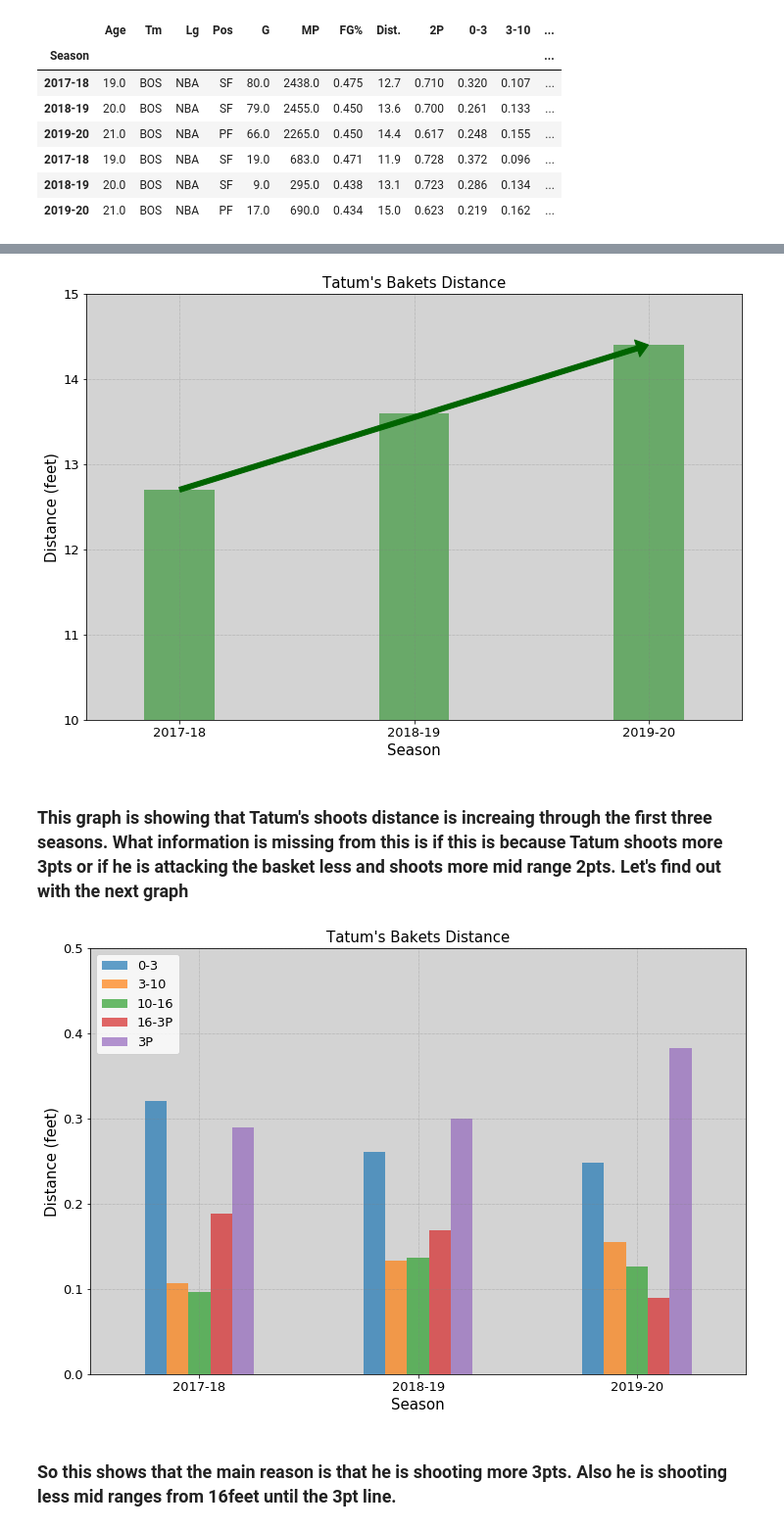
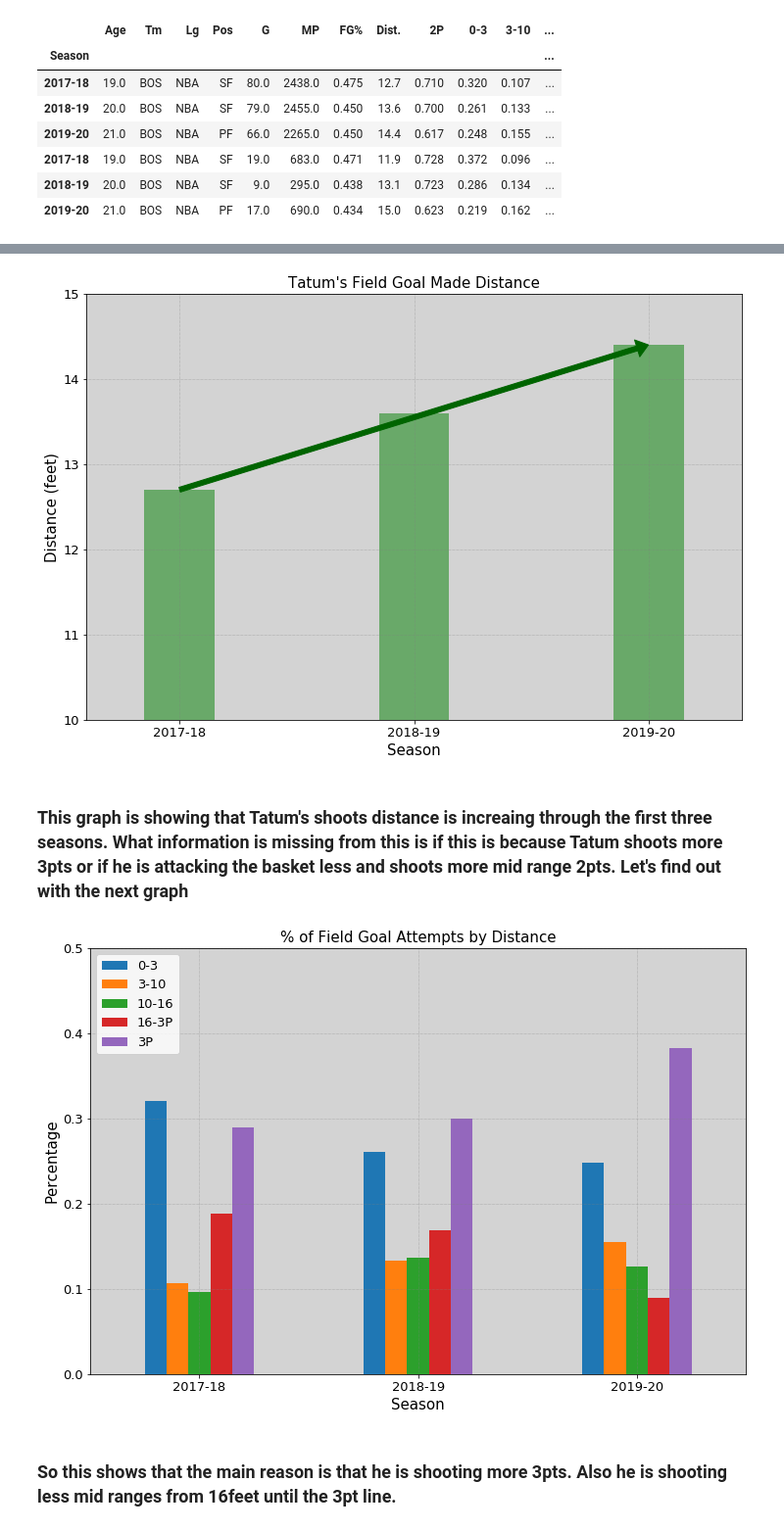
Before and after one commit to DemetrisEng/Data-Analysis-Machine-Learning, a Jupyter notebook: Jayson Tatum.ipynb, the cells around one changed output, grey strips where cells are left out. Shown at 98% size. Drawn from its saved outputs; the diff is of its cells as text; code cells hidden in the pictures.

```diff
--- a/Jayson Tatum.ipynb
+++ b/Jayson Tatum.ipynb
@@ -146,7 +172,7 @@ df_shoot.dropna()
 ax=df_shoot[(df_shoot['REorPL']=='Regular Season')]['Dist.'].plot(kind='bar',figsize=(12,8),color='green',alpha=0.5,width=0.3)
 #ax=df_shoot[df_shoot['REorPL']=='Regular Season']['Dist.'].plot(kind='line',color='darkgreen',linewidth=3)
 ax.set_facecolor('lightgrey')
-ax.set_title("Tatum's Bakets Distance",fontsize=15)
+ax.set_title("Tatum's Field Goal Made Distance",fontsize=15)
 ax.set_xlabel('Season',fontsize=15)
 ax.set_ylabel('Distance (feet)',fontsize=15)
 ax.set_ylim(10,15)
@@ -162,22 +188,22 @@ ax.annotate('',                      # s: str. Will leave it blank for no text
             )
 plt.show()
 # %% [output]
-[figure, old version]
+[figure, new version]
 # %% [markdown]
 ### This graph is showing that Tatum's shoots distance is increaing through the first three seasons. What information is missing from this is if this is because Tatum shoots more 3pts or if he is attacking the basket less and shoots more mid range 2pts. Let's find out with the next graph
 # %%
-ax=df_shoot[df_shoot['REorPL']=='Regular Season'][['0-3','3-10','10-16','16-3P','3P']].plot(kind='bar',figsize=(12,8),alpha=0.7)
+ax=df_shoot[df_shoot['REorPL']=='Regular Season'][['0-3','3-10','10-16','16-3P','3P']].plot(kind='bar',figsize=(12,8),alpha=1)
 ax.set_facecolor('lightgrey')
-ax.set_title("Tatum's Bakets Distance",fontsize=15)
+ax.set_title("% of Field Goal Attempts by Distance",fontsize=15)
 ax.set_xlabel('Season',fontsize=15)
-ax.set_ylabel('Distance (feet)',fontsize=15)
+ax.set_ylabel('Percentage',fontsize=15)
 ax.set_ylim(0,0.5)
 ax.tick_params(axis='x', which='major', labelsize=13,labelrotation=0)
 ax.tick_params(axis='y', which='major', labelsize=13)
 ax.grid(color='grey', linestyle='dotted', linewidth=0.5)
 ax.legend(loc='upper left',fontsize=13)
 plt.show()
 # %% [output]
-[figure, old version]
+[figure, new version]
 # %% [markdown]
 ### So this shows that the main reason is that he is shooting more 3pts. Also he is shooting less mid ranges from 16feet until the 3pt line.
```
Also changed, not shown: parts of 13 cells of this notebook.
